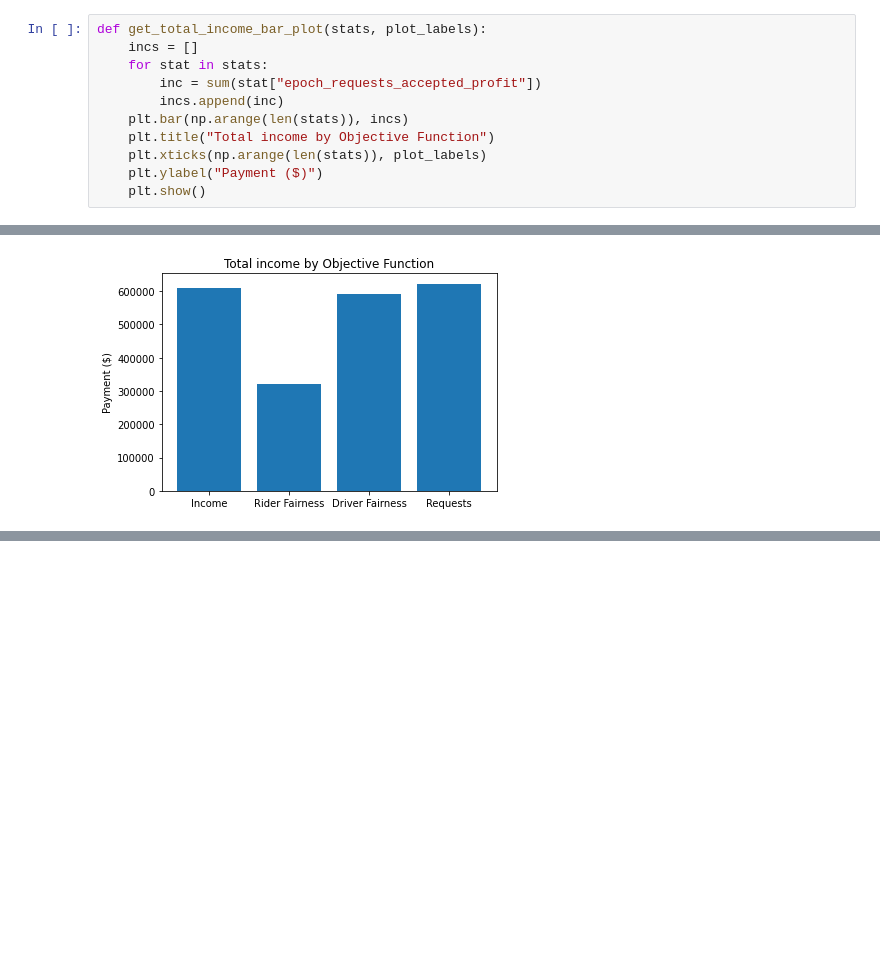
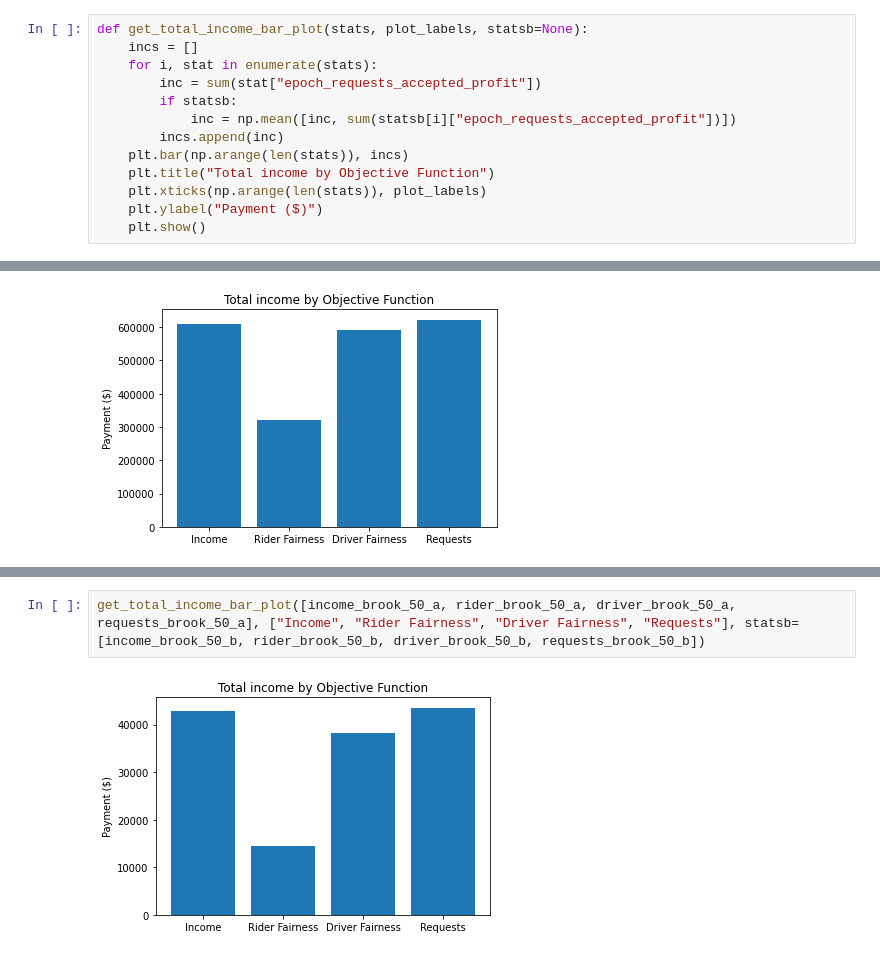
Before and after one commit to Veranep/fact-ai-group-25, a Jupyter notebook: generate_plots.ipynb, the cells around one changed output, grey strips where cells are left out. Drawn from its saved outputs; the diff is of its cells as text; blank space fills up the shorter version.

```diff
--- a/generate_plots.ipynb
+++ b/generate_plots.ipynb
@@ -125,10 +196,12 @@ def get_income_dist_plot(stats, plot_labels, n_drivers, lim_x=None):
         plt.xlim(lim_x)
     plt.show()
 # %%
-def get_total_income_bar_plot(stats, plot_labels):
+def get_total_income_bar_plot(stats, plot_labels, statsb=None):
     incs = []
-    for stat in stats:
+    for i, stat in enumerate(stats):
         inc = sum(stat["epoch_requests_accepted_profit"])
+        if statsb:
+            inc = np.mean([inc, sum(statsb[i]["epoch_requests_accepted_profit"])])
         incs.append(inc)
     plt.bar(np.arange(len(stats)), incs)
     plt.title("Total income by Objective Function")
@@ -213,0 +303,4 @@ get_total_income_bar_plot([income_repl_200, rider_repl_200, driver_repl_200, req
+# %%
+get_total_income_bar_plot([income_brook_50_a, rider_brook_50_a, driver_brook_50_a, requests_brook_50_a], ["Income", "Rider Fairness", "Driver Fairness", "Requests"], statsb=[income_brook_50_b, rider_brook_50_b, driver_brook_50_b, requests_brook_50_b])
+# %% [output]
+[figure, added]
```
Also changed, not shown: parts of 15 cells of this notebook, 16 other files.
